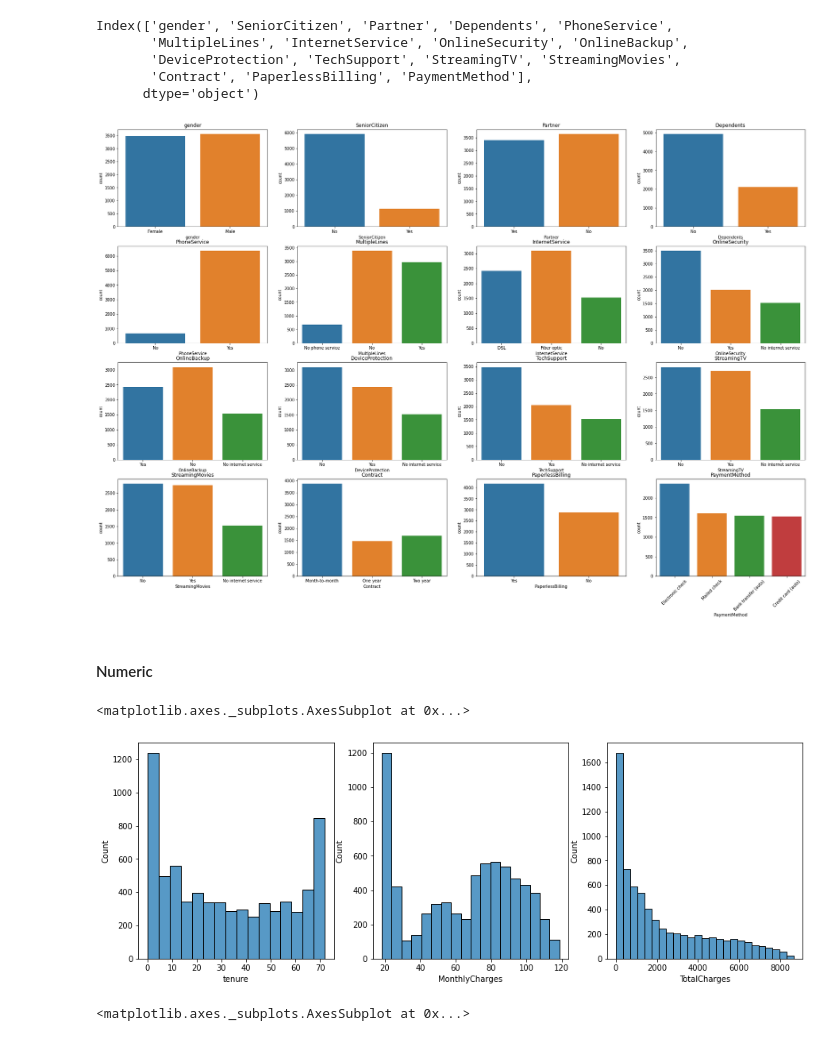
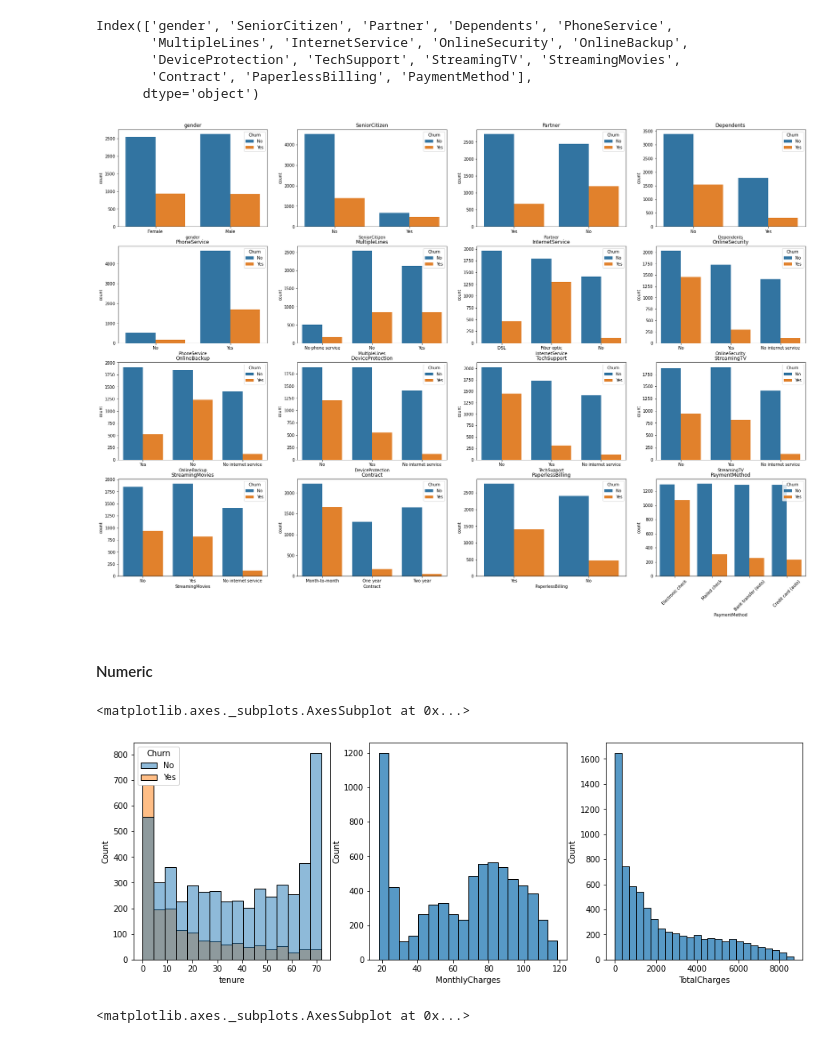
Before and after one commit to adeviney/credit-card-fraud, a Jupyter notebook: DataCleaningandEDA.ipynb, the cells around one changed output. Cells and saved outputs as stored; diff of their text form; code cells hidden in the pictures.

Commit message:
Added more visualizations

```diff
--- a/DataCleaningandEDA.ipynb
+++ b/DataCleaningandEDA.ipynb
@@ -76,3 +91,2 @@ memory usage: 1.1+ MB
 # %%
-df['TotalCharges'] = df['TotalCharges'].str.replace(' ', '')
-df['TotalCharges'].fillna(0)
+df['TotalCharges'] = df['TotalCharges'].replace(' ', 0).astype('float32')
@@ -114,2 +112,0 @@ dtype: int64
-# %%
-df['TotalCharges'] = pd.to_numeric(df['TotalCharges'])
@@ -196,27 +213,27 @@ Index(['gender', 'SeniorCitizen', 'Partner', 'Dependents', 'PhoneService',
 # %%
 fig, axes = plt.subplots(4, 4, figsize=(30, 20))
 axes = axes.flatten()
 
 for i, col in zip(range(0, str_cols.size), str_cols):
-    sns.countplot(data = df, x = col, ax = axes[i])
-    ax.set_xticklabels(ax.get_xticklabels(),rotation = 45)
+    sns.countplot(data = df, x = col, ax = axes[i], hue = 'Churn')
+    #axes[i].set_xticklabels(axes[i].get_xticklabels(),rotation = 45)
     axes[i].set_title(col)
 
 # fixing readability of PaymentMethod graph
 axes[15].set_xticklabels(['Electronic check', 'Mailed check', 'Bank transfer (auto)', 'Credit card (auto)'], rotation = 45);
 # %% [output]
-[figure, old version]
+[figure, new version]
 # %% [markdown]
 #### Numeric
 # %%
 fig, axes = plt.subplots(ncols = 3, figsize=(15, 5))
 
-sns.histplot(data = df, x = 'tenure', ax  = axes[0])
+sns.histplot(data = df, x = 'tenure', ax  = axes[0], hue = 'Churn')
 sns.histplot(data = df, x = 'MonthlyCharges', ax  = axes[1])
 sns.histplot(data = df, x = 'TotalCharges', ax  = axes[2])
 # %% [output]
 <matplotlib.axes._subplots.AxesSubplot at 0x...>
-[figure, old version]
+[figure, new version]
 # %%
 fig, axes = plt.subplots(ncols = 3, figsize=(15, 5))
 
```
Also changed, not shown: parts of 31 cells of this notebook.
